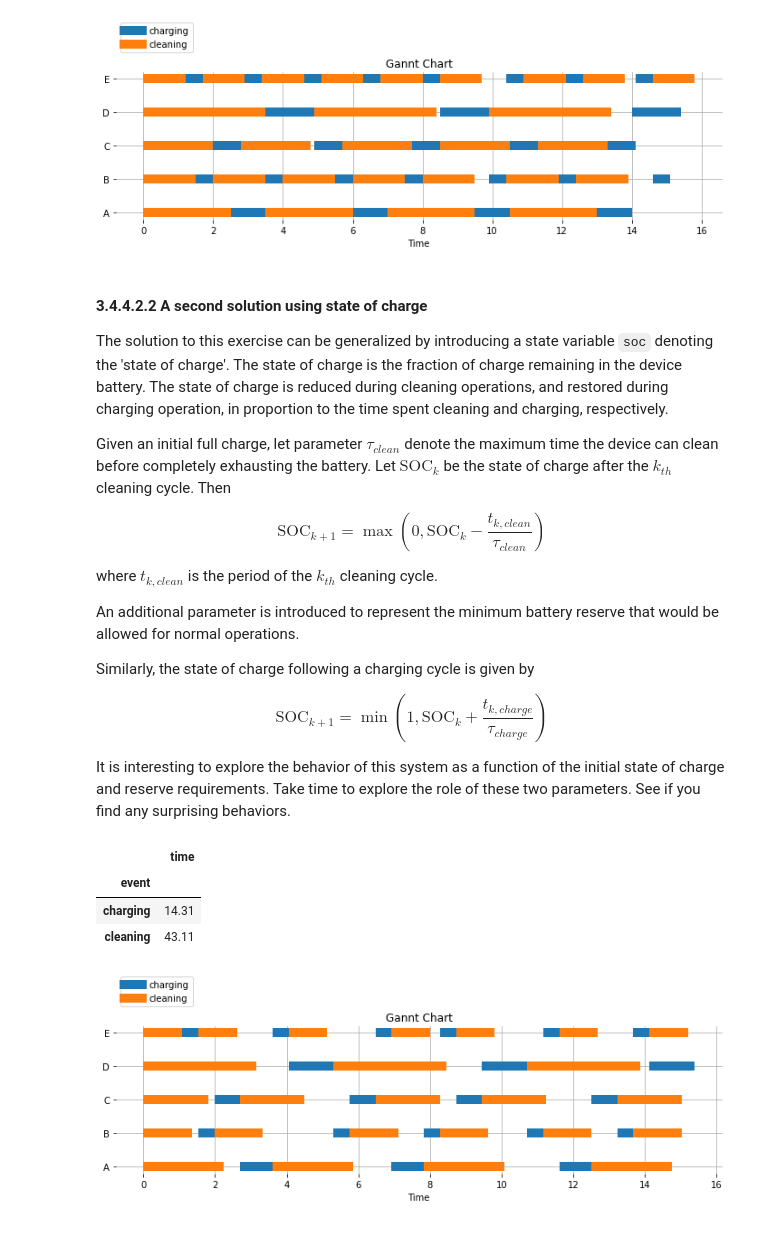
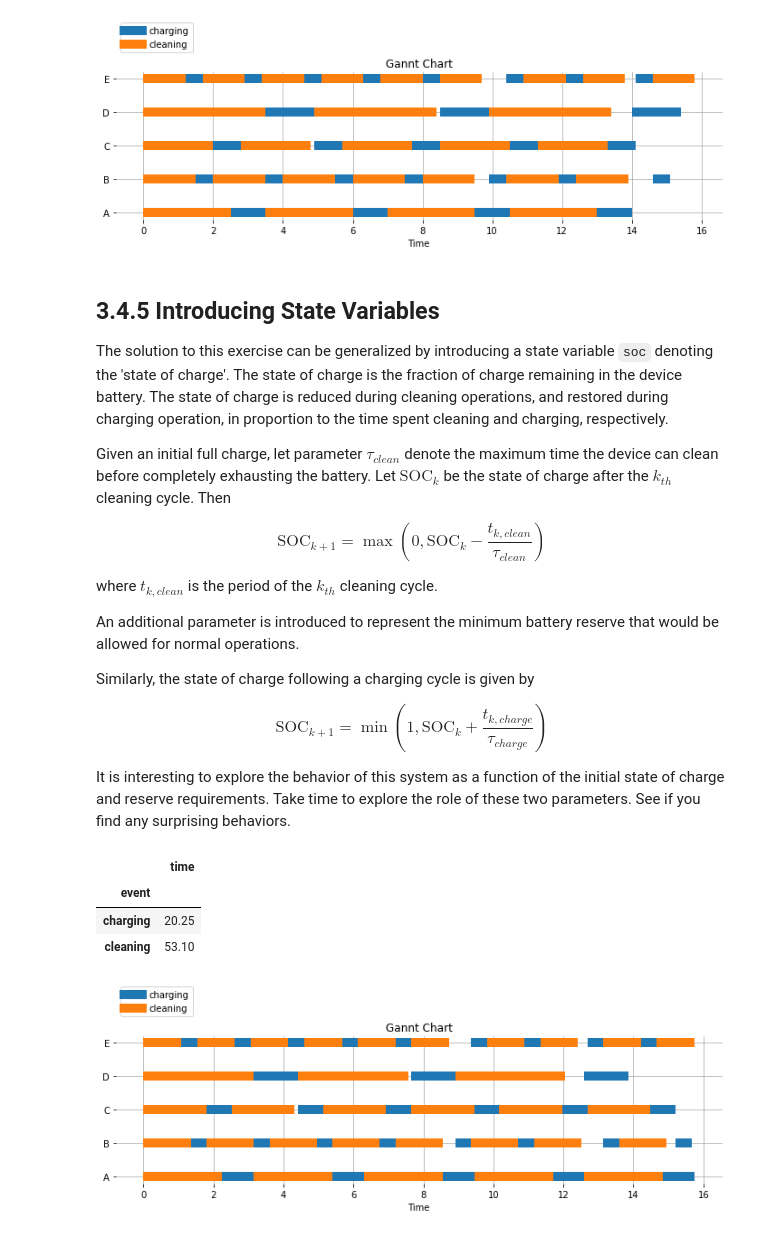
Before and after one commit to jckantor/CBE40455-2020, a Jupyter notebook: docs/03.04-Modeling-Events.ipynb, the cells around one changed output. Drawn from its saved outputs; the diff is of its cells as text; code cells hidden in the pictures.

```diff
--- a/docs/03.04-Modeling-Events.ipynb
+++ b/docs/03.04-Modeling-Events.ipynb
@@ -226,7 +226,7 @@ gantt(df)
 | cleaning | 51.8 |
 [figure]
 # %% [markdown]
-#### 3.4.4.2.2 A second solution using state of charge
+## 3.4.5 Introducing State Variables
 
 The solution to this exercise can be generalized by introducing a state variable `soc` denoting the 'state of charge'. The state of charge is the fraction of charge remaining in the device battery. The state of charge is reduced during cleaning operations, and restored during charging operation, in proportion to the time spent cleaning and charging, respectively.
 
@@ -248,35 +248,35 @@ def roomba_model(id, charge_time, clean_time, reserve=0.1):
     soc = 1.0   # state of charge
     while True:
         if soc > reserve:
             tic = env.now
             yield env.timeout((soc - reserve) * clean_time)
             toc = env.now
             soc = max(0.0, soc - (toc - tic)/clean_time)
             data_log.append([id, "cleaning", tic, toc])
 
         with chargers.request() as request:
             yield request
             tic = env.now
             yield env.timeout((1 - soc)*charge_time)
             toc = env.now
             soc = min(1.0, soc + (toc - tic)/charge_time)
             data_log.append([id, "charging", tic, toc])
 
 data_log = []
 
 env = simpy.Environment()
-chargers = simpy.Resource(env, capacity=1)
+chargers = simpy.Resource(env, capacity=2)
 for r in roomba_df.index:
     env.process(roomba_model(roomba_df["id"][r], roomba_df["charge_time"][r], roomba_df["clean_time"][r]))
 env.run(until=16)
 
 df = pd.DataFrame(data_log, columns=["id", "event", "begin", "end"])
 display(kpi(df))
 gantt(df)
 # %% [output]
 |  | time |
 | event |  |
-| charging | 14.31 |
-| cleaning | 43.11 |
+| charging | 20.25 |
+| cleaning | 53.10 |
-[figure, old version]
+[figure, new version]
 # %% [markdown]
```
Also changed, not shown: parts of 15 cells of this notebook, 13 other files.
